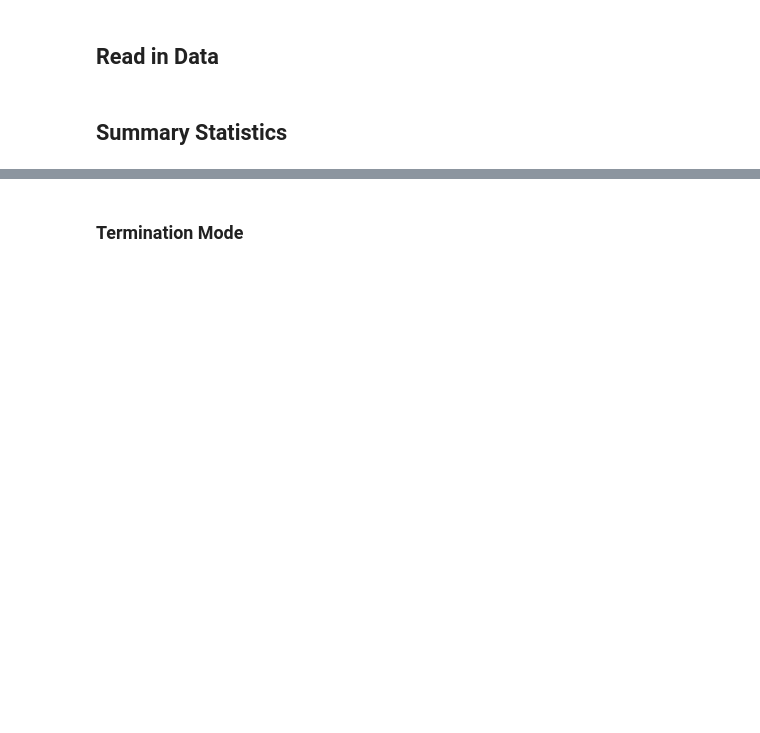
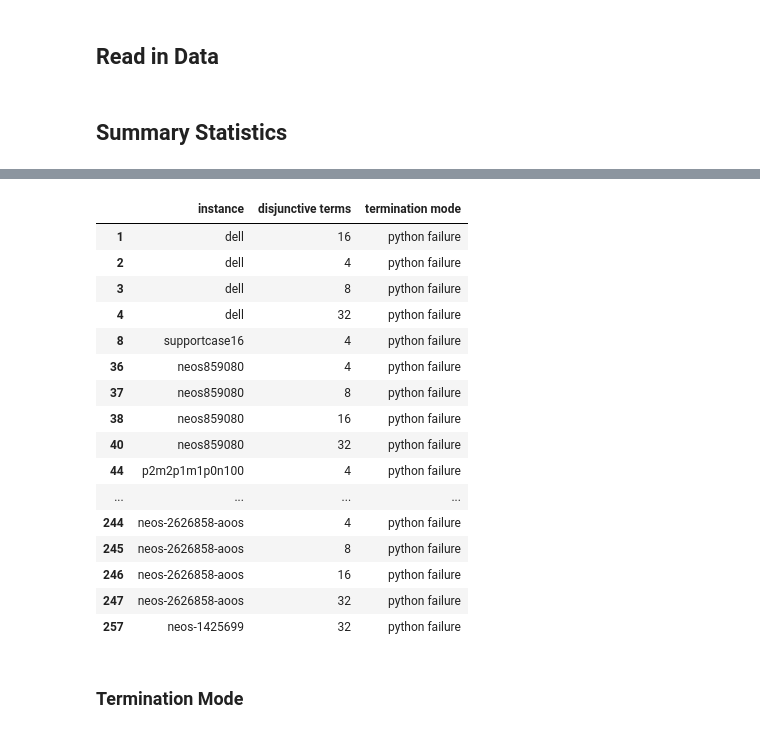
Before and after one commit to spkelle2/warm_starting_series_of_MILPs, a Jupyter notebook: experiments/graphs.ipynb, the cells around one changed output, grey strips where cells are left out. Drawn from its saved outputs; the diff is of its cells as text; code cells hidden in the pictures; blank space fills up the shorter version.

```diff
--- a/experiments/graphs.ipynb
+++ b/experiments/graphs.ipynb
@@ -65,3 +61,23 @@ raw_termination_df
+# %%
+raw_termination_df.loc[raw_termination_df['termination mode'] == 'python failure']
+# %% [output]
+|  | instance | disjunctive terms | termination mode |
+| 1 | dell | 16 | python failure |
+| 2 | dell | 4 | python failure |
+| 3 | dell | 8 | python failure |
+| 4 | dell | 32 | python failure |
+| 8 | supportcase16 | 4 | python failure |
+| 36 | neos859080 | 4 | python failure |
+| 37 | neos859080 | 8 | python failure |
+| 38 | neos859080 | 16 | python failure |
+| 40 | neos859080 | 32 | python failure |
+| 44 | p2m2p1m1p0n100 | 4 | python failure |
+| ... | ... | ... | ... |
+| 244 | neos-2626858-aoos | 4 | python failure |
+| 245 | neos-2626858-aoos | 8 | python failure |
+| 246 | neos-2626858-aoos | 16 | python failure |
+| 247 | neos-2626858-aoos | 32 | python failure |
+| 257 | neos-1425699 | 32 | python failure |
 # %% [markdown]
 ### Termination Mode
 # %%
```
Also changed, not shown: parts of 12 cells of this notebook, 9 other files.
